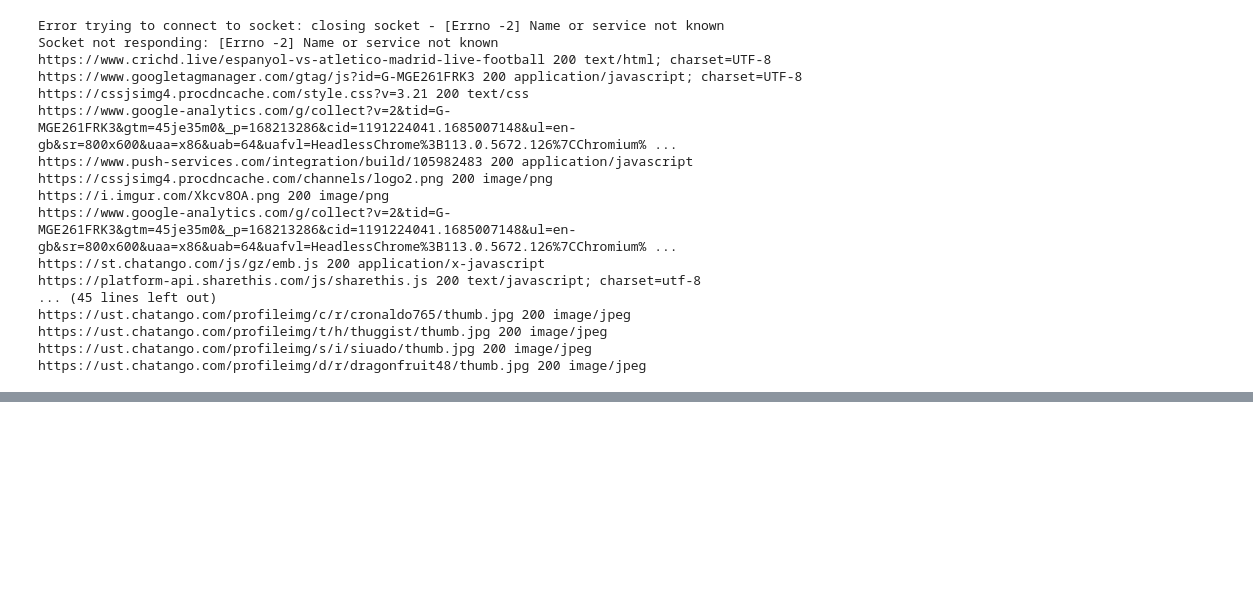
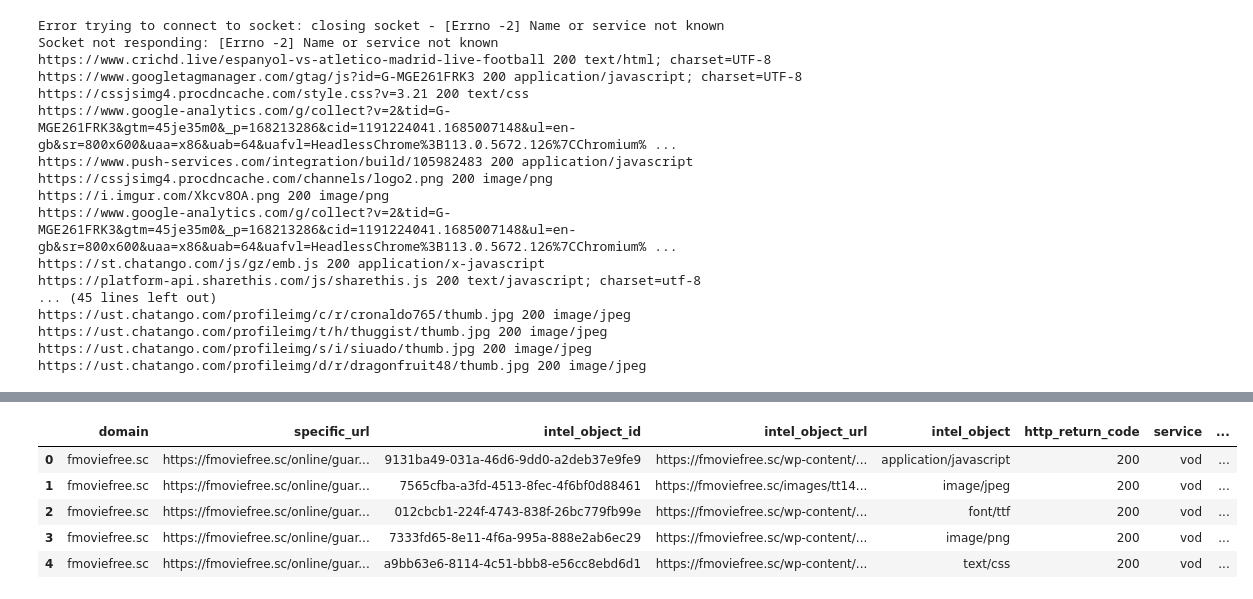
Before and after one commit to NotFarFromBlonded/intel-collection, a Jupyter notebook: intel.ipynb, the cells around one changed output, grey strips where cells are left out. Drawn from its saved outputs; the diff is of its cells as text; code cells hidden in the pictures; blank space fills up the shorter version.

```diff
--- a/intel.ipynb
+++ b/intel.ipynb
@@ -223,0 +243,3 @@ with open(csv_file_path, mode="a", newline="") as csv_file:
+# %%
+df1 = pd.read_csv('/home/debashishmajumdar/Documents/GitHub/intel-collection/outputs/Intel_Data.csv')
+df1.head()
@@ -223,0 +253,11 @@ with open(csv_file_path, mode="a", newline="") as csv_file:
+# %%
+df1["Object Ids"] = ''
+# %%
+df1.head()
+# %% [output]
+|  | domain | specific_url | intel_object_id | intel_object_url | intel_object | http_return_code | service | ... |
+| 0 | fmoviefree.sc | https://fmoviefree.sc/online/guar... | 9131ba49-031a-46d6-9dd0-a2deb37e9fe9 | https://fmoviefree.sc/wp-content/... | application/javascript | 200 | vod | ... |
+| 1 | fmoviefree.sc | https://fmoviefree.sc/online/guar... | 7565cfba-a3fd-4513-8fec-4f6bf0d88461 | https://fmoviefree.sc/images/tt14... | image/jpeg | 200 | vod | ... |
+| 2 | fmoviefree.sc | https://fmoviefree.sc/online/guar... | 012cbcb1-224f-4743-838f-26bc779fb99e | https://fmoviefree.sc/wp-content/... | font/ttf | 200 | vod | ... |
+| 3 | fmoviefree.sc | https://fmoviefree.sc/online/guar... | 7333fd65-8e11-4f6a-995a-888e2ab6ec29 | https://fmoviefree.sc/wp-content/... | image/png | 200 | vod | ... |
+| 4 | fmoviefree.sc | https://fmoviefree.sc/online/guar... | a9bb63e6-8114-4c51-bbb8-e56cc8ebd6d1 | https://fmoviefree.sc/wp-content/... | text/css | 200 | vod | ... |
```
Also changed, not shown: parts of 4 cells of this notebook, 2 other files.
